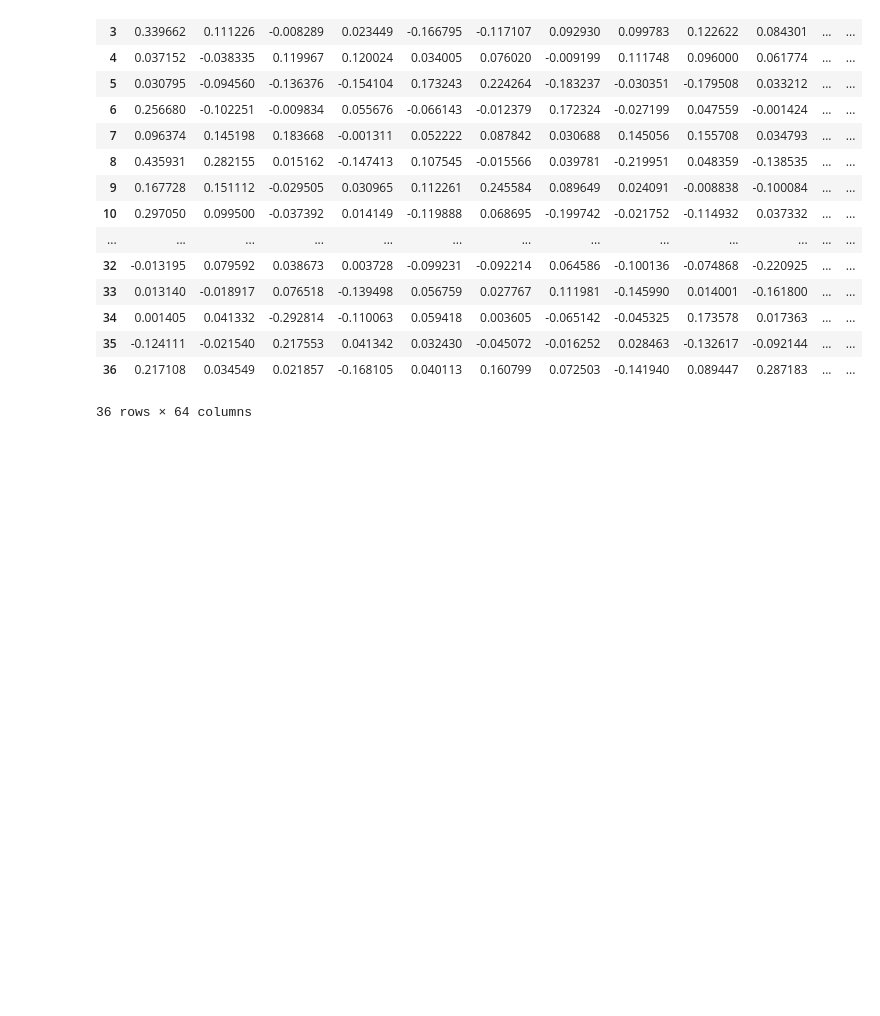
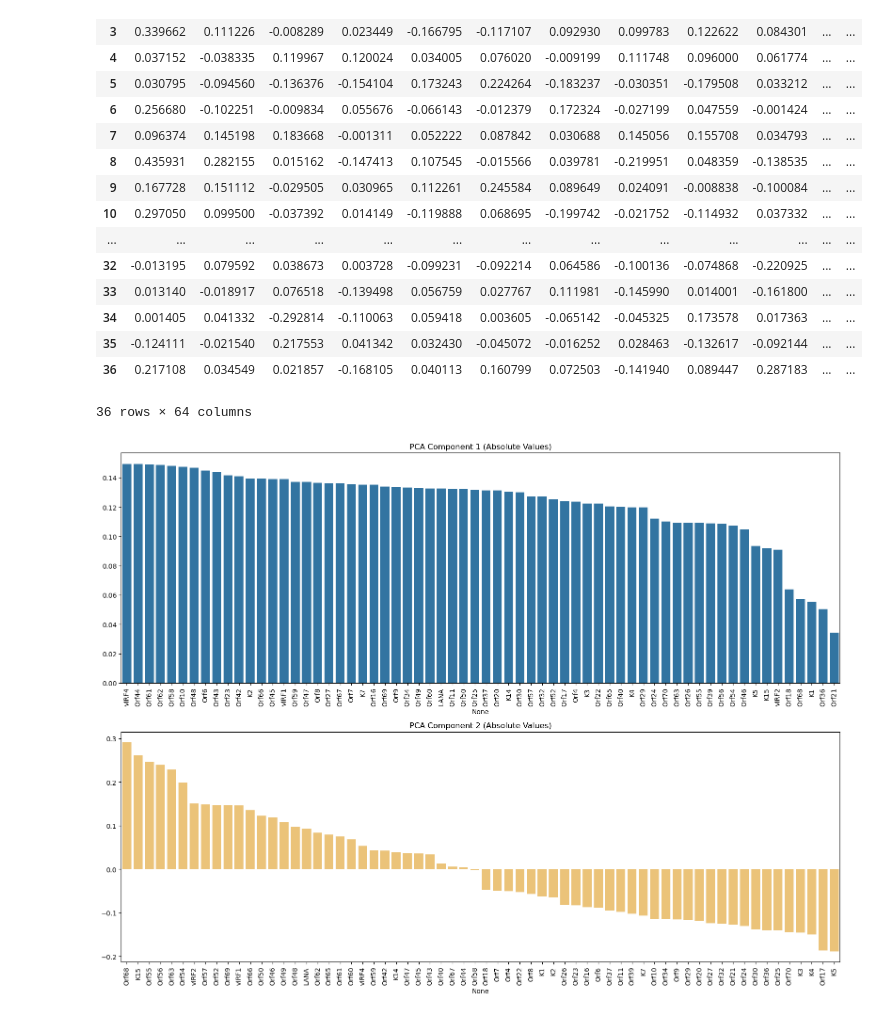
Before and after one commit to alecplotkin/DATA-481-Team-Virology, a Jupyter notebook: Nicolas_Zhang/try2/data_20250318.ipynb, the cells around one changed output. Saved outputs shown, nothing was run; the diff lists cells and outputs as text; code cells hidden in the pictures; blank space fills up the shorter version.

Commit message:
PCA loadings barplot

```diff
--- a/Nicolas_Zhang/try2/data_20250318.ipynb
+++ b/Nicolas_Zhang/try2/data_20250318.ipynb
@@ -103,3 +103,22 @@ pca_components
 | 35 | -0.124111 | -0.021540 | 0.217553 | 0.041342 | 0.032430 | -0.045072 | -0.016252 | 0.028463 | -0.132617 | -0.092144 | ... | ... |
 | 36 | 0.217108 | 0.034549 | 0.021857 | -0.168105 | 0.040113 | 0.160799 | 0.072503 | -0.141940 | 0.089447 | 0.287183 | ... | ... |
 36 rows × 64 columns
+# %%
+import matplotlib.pyplot as plt
+
+fig, axes = plt.subplots(2, 1, figsize=(16, 12))  # Two rows, one column, larger figure size
+
+sns.barplot(ax=axes[0], x=pca_components.loc[1].abs().sort_values(ascending=False).index,
+            y=pca_components.loc[1].abs().sort_values(ascending=False).values)
+axes[0].set_xticklabels(axes[0].get_xticklabels(), rotation=90)
+axes[0].set_title('PCA Component 1 (Absolute Values)')
+
+sns.barplot(ax=axes[1], x=pca_components.loc[2].sort_values(ascending=False).index,
+            y=pca_components.loc[2].sort_values(ascending=False).values, color='orange', alpha=0.6)
+axes[1].set_xticklabels(axes[1].get_xticklabels(), rotation=90)
+axes[1].set_title('PCA Component 2 (Absolute Values)')
+
+plt.tight_layout()
+plt.show()
+# %% [output]
+[figure, added]
```
Also changed, not shown: parts of 4 cells of this notebook.
